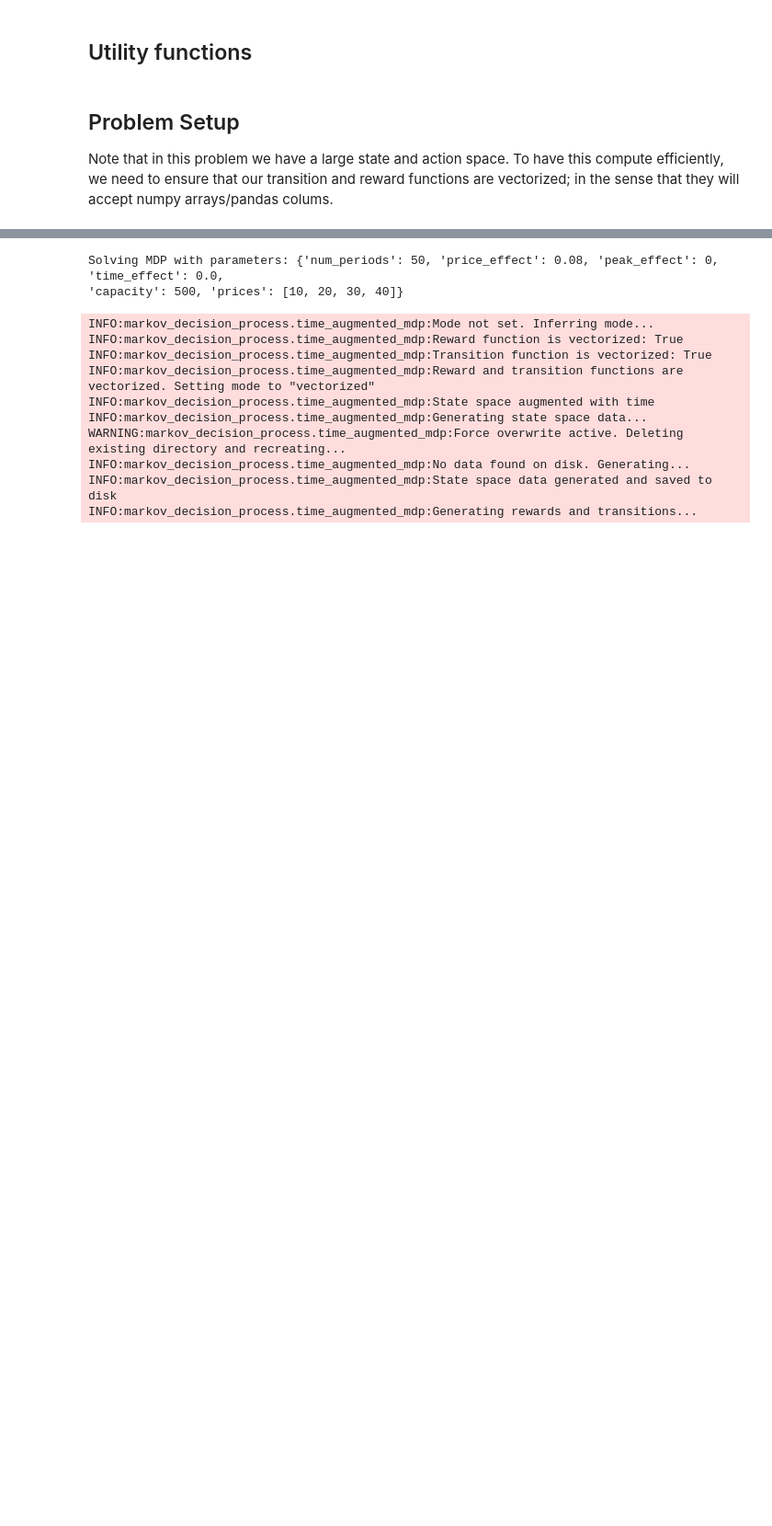
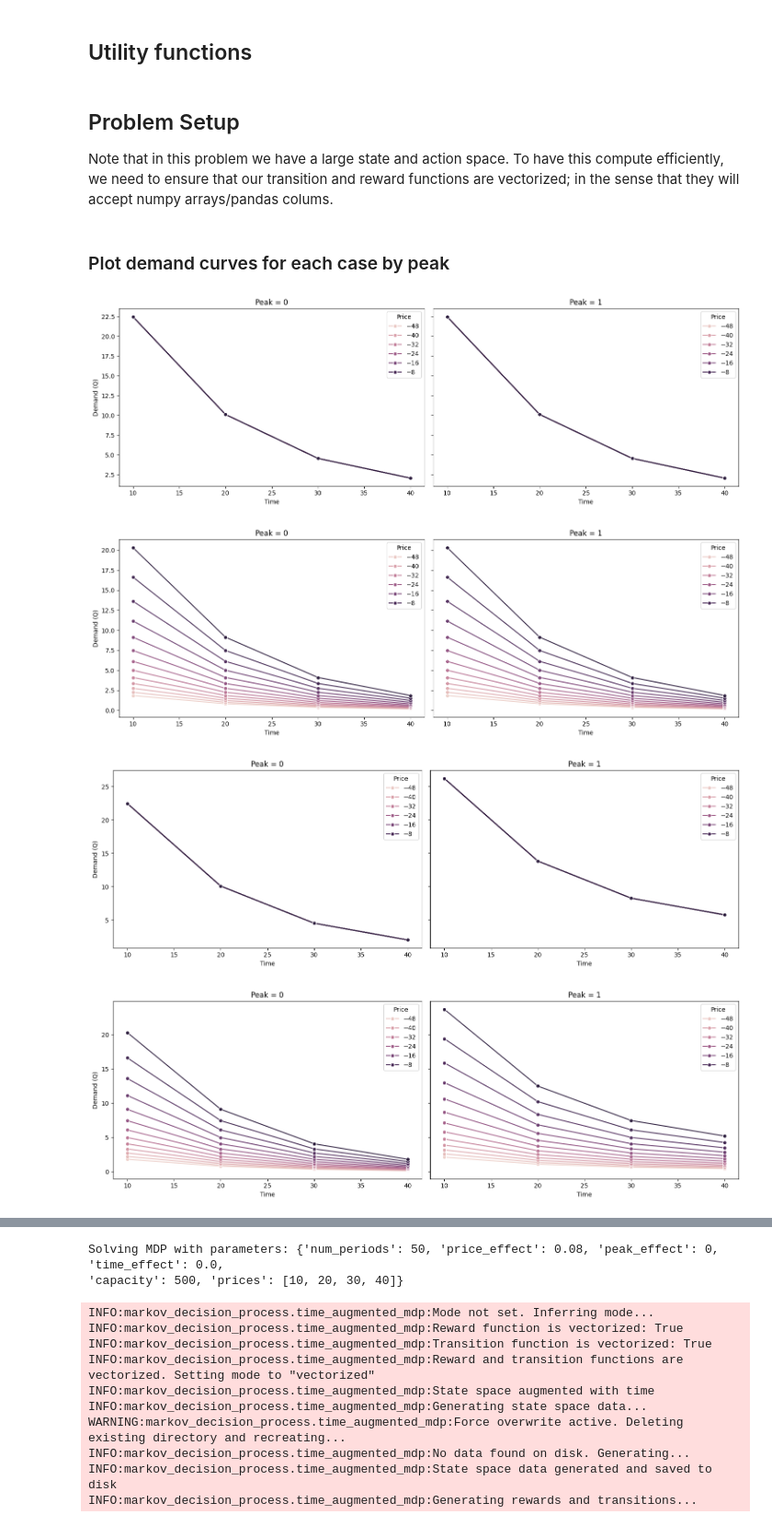
Before and after one commit to Brad-Pfeil/markov-decision-process, a Jupyter notebook: src/examples/pipeline_benchmarks.ipynb, the cells around one changed output, grey strips where cells are left out. Shown at 92% size. Cells and saved outputs as stored; diff of their text form; code cells hidden in the pictures; blank space fills up the shorter version.

```diff
--- a/src/examples/pipeline_benchmarks.ipynb
+++ b/src/examples/pipeline_benchmarks.ipynb
@@ -289,3 +289,55 @@ def run_diagnostic(params: dict):
         plot_transitions(mdp, time=period)
 
     return None
+# %% [markdown]
+### Plot demand curves for each case by peak
+# %%
+for key, params in BENCHMARKS.items():
+
+    # Create a data frame with every combination of action, time, and peak
+    peak = [0, 1]
+    price = params['prices']
+    time = np.arange(-params['num_periods'], 1)
+
+    df = pd.DataFrame(
+        [(p, t, pk) for p in price for t in time for pk in peak],
+        columns=["price", "time", "peak"]
+    )
+
+    df['q'] = df.apply(
+        lambda row: DummyData(**params).demand_curve(
+            price=np.array([row['price']]),
+            t=np.array([row['time']]),
+            peak=np.array([row['peak']]),
+        )[0],
+        axis=1
+    )
+
+    # Pick a subset of times to plot for
+    times_to_plot = np.arange(-params['num_periods'], 0, 4)
+    df_subset = df[df['time'].isin(times_to_plot)]
+    df_subset = df_subset.sort_values(by=['time', 'peak', 'price'])
+
+    # 2 charts: one for peak = 0 and one for peak = 1
+    fig, ax = plt.subplots(1, 2, figsize=(15, 5), sharey=True)
+    for peak_value in [0, 1]:
+        df_peak = df_subset[df_subset['peak'] == peak_value]
+        sns.lineplot(
+            data=df_peak,
+            x='price',
+            y='q',
+            hue='time',
+            ax=ax[peak_value],
+            marker='o'
+        )
+        ax[peak_value].set_title(f"Peak = {peak_value}")
+        ax[peak_value].set_xlabel("Time")
+        ax[peak_value].set_ylabel("Demand (Q)")
+        ax[peak_value].legend(title="Price")
+    plt.tight_layout()
+    plt.show()
+# %% [output]
+[figure, added]
+[figure, added]
+[figure, added]
+[figure, added]
```
Also changed, not shown: parts of 4 cells of this notebook.
